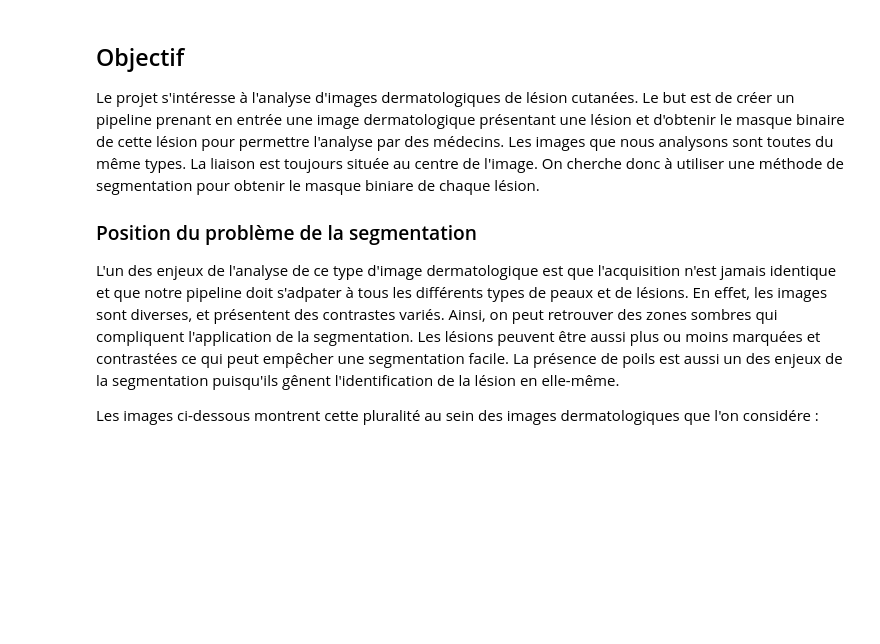
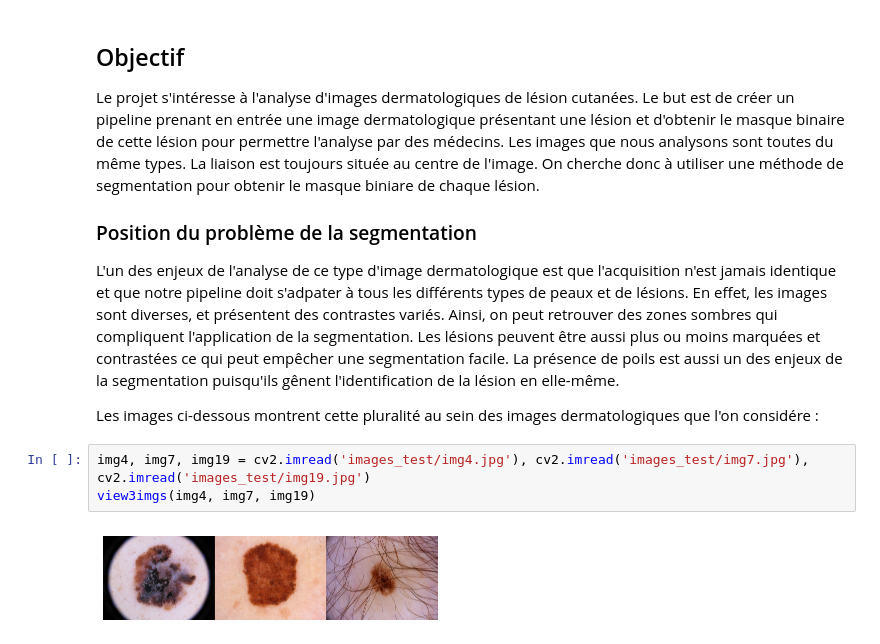
Before and after one commit to louisgiord/Skin_lesion_segmentation, a Jupyter notebook: report.ipynb, the cells around one changed output. Cells and saved outputs as stored; diff of their text form; blank space fills up the shorter version.

Commit message:
ajout dans le rapport final et finalisation du fichier main_test

```diff
--- a/report.ipynb
+++ b/report.ipynb
@@ -11,3 +12,8 @@ Le projet s'intéresse à l'analyse d'images dermatologiques de lésion cutanée
 L'un des enjeux de l'analyse de ce type d'image dermatologique est que l'acquisition n'est jamais identique et que notre pipeline doit s'adpater à tous les différents types de peaux et de lésions. En effet, les images sont diverses, et présentent des contrastes variés. Ainsi, on peut retrouver des zones sombres qui compliquent l'application de la segmentation. Les lésions peuvent être aussi plus ou moins marquées et contrastées ce qui peut empêcher une segmentation facile. La présence de poils est aussi un des enjeux de la segmentation puisqu'ils gênent l'identification de la lésion en elle-même.
 
 Les images ci-dessous montrent cette pluralité au sein des images dermatologiques que l'on considére :
+# %%
+img4, img7, img19 = cv2.imread('images_test/img4.jpg'), cv2.imread('images_test/img7.jpg'), cv2.imread('images_test/img19.jpg')
+view3imgs(img4, img7, img19)
+# %% [output]
+[figure, added]
```
Also changed, not shown: parts of 10 cells of this notebook, 10 other files.
